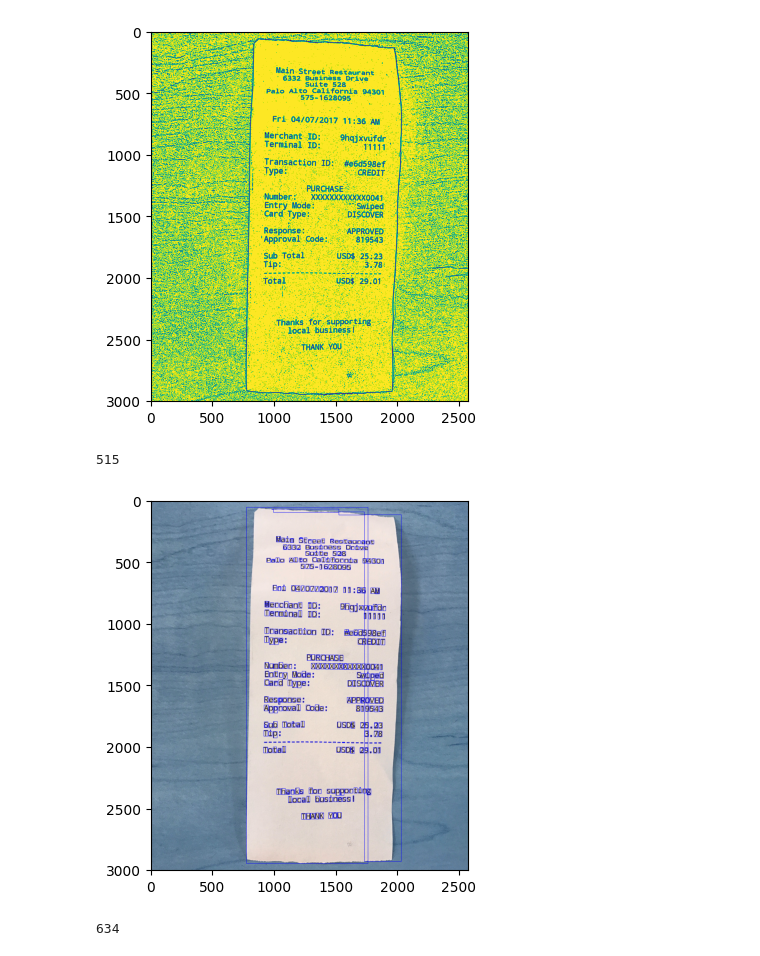
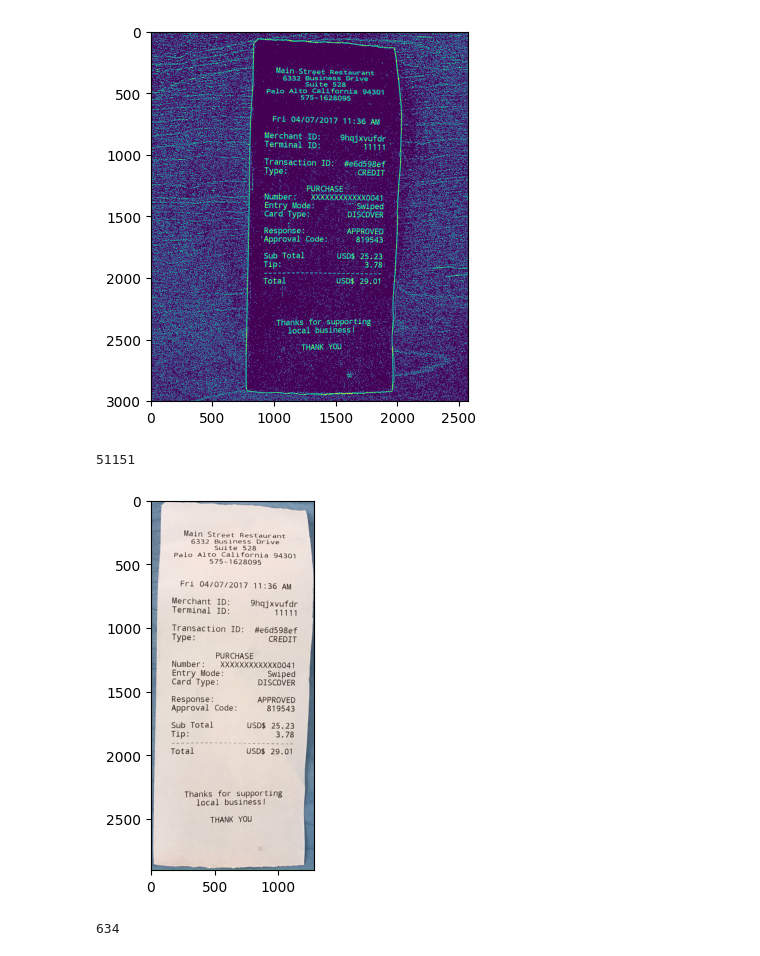
Before and after one commit to Muthusaicharan77/iReadYourBills, a Jupyter notebook: ocr.ipynb, the cells around one changed output. Saved outputs shown, nothing was run; the diff lists cells and outputs as text; code cells hidden in the pictures.

```diff
--- a/ocr.ipynb
+++ b/ocr.ipynb
@@ -11,33 +11,33 @@ img = cv2.imread(r'C:\Users\muthu\Documents\bill_ocr\60c4199364474569561cba359d4
 gray = cv2.cvtColor(img, cv2.COLOR_BGR2GRAY)
 blur = cv2.GaussianBlur(gray, (7,7), 0)
 # blur = cv2.medianBlur(gray,11)
-thresh = cv2.adaptiveThreshold(blur, 255, cv2.ADAPTIVE_THRESH_GAUSSIAN_C, cv2.THRESH_BINARY,15,2)
-# thresh = cv2.threshold(gray, 128,255,cv2.THRESH_BINARY)[1]
+thresh = cv2.adaptiveThreshold(blur, 255, cv2.ADAPTIVE_THRESH_GAUSSIAN_C, cv2.THRESH_BINARY_INV,15,2)
+# thresh = cv2.threshold(blur, 128,255,cv2.THRESH_BINARY)[1]
 # %%
 plt.imshow(thresh)
 plt.show()
 # %% [output]
-[figure, old version]
+[figure, new version]
 # %%
 result = img.copy()
-canny = cv2.Canny(blur, 30, 150)
-contours, _ = cv2.findContours(canny, cv2.RETR_EXTERNAL, cv2.CHAIN_APPROX_SIMPLE)
+canny = cv2.Canny(blur, 10, 100)
+contours, _ = cv2.findContours(thresh, cv2.RETR_EXTERNAL , cv2.CHAIN_APPROX_SIMPLE)
 print(len(contours))
 sort = sorted(contours, key=lambda x: cv2.contourArea(x))
 # count = 0
-# x,y,w,h = cv2.boundingRect(sort[len(contours)-1])
-# cv2.rectangle(result, (x,y), (x+w, y+h), (0,255,0),2)
-# result = result[y:y+h, x:x+w]
+x,y,w,h = cv2.boundingRect(sort[len(contours)-1])
+cv2.rectangle(result, (x,y), (x+w, y+h), (0,255,0),2)
+result = result[y:y+h, x:x+w]
 # print(sort)
-for cont in sort:
-    x,y,w,h = cv2.boundingRect(cont)
-    cv2.rectangle(result, (x,y), (x+w, y+h), (0,0,255),2)
+# for cont in sort:
+#     x,y,w,h = cv2.boundingRect(cont)
+#     cv2.rectangle(result, (x,y), (x+w, y+h), (0,0,255),2)
     # count = count+1
 plt.imshow(result)
 plt.show()
 # %% [output]
-515
+51151
-[figure, old version]
+[figure, new version]
 # %%
 print(count)
 # %% [output]
```
